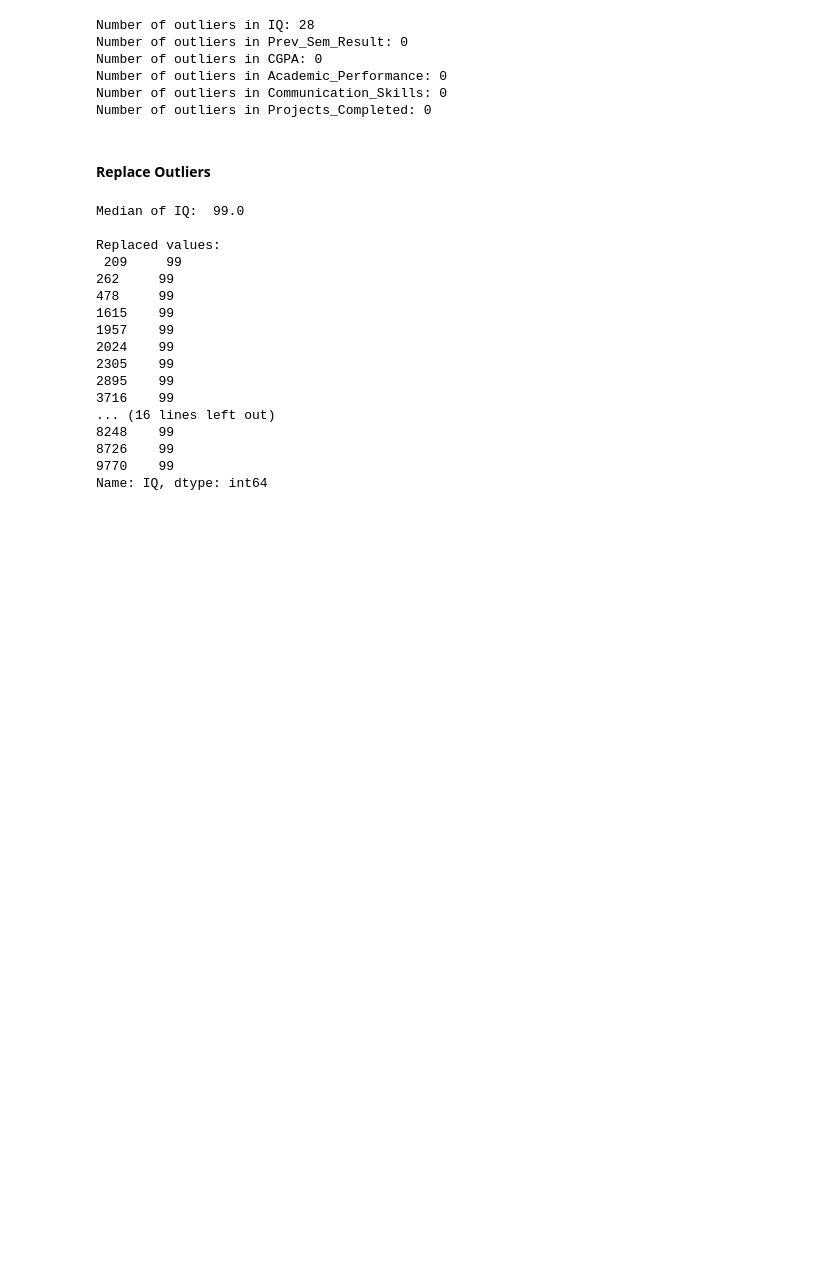
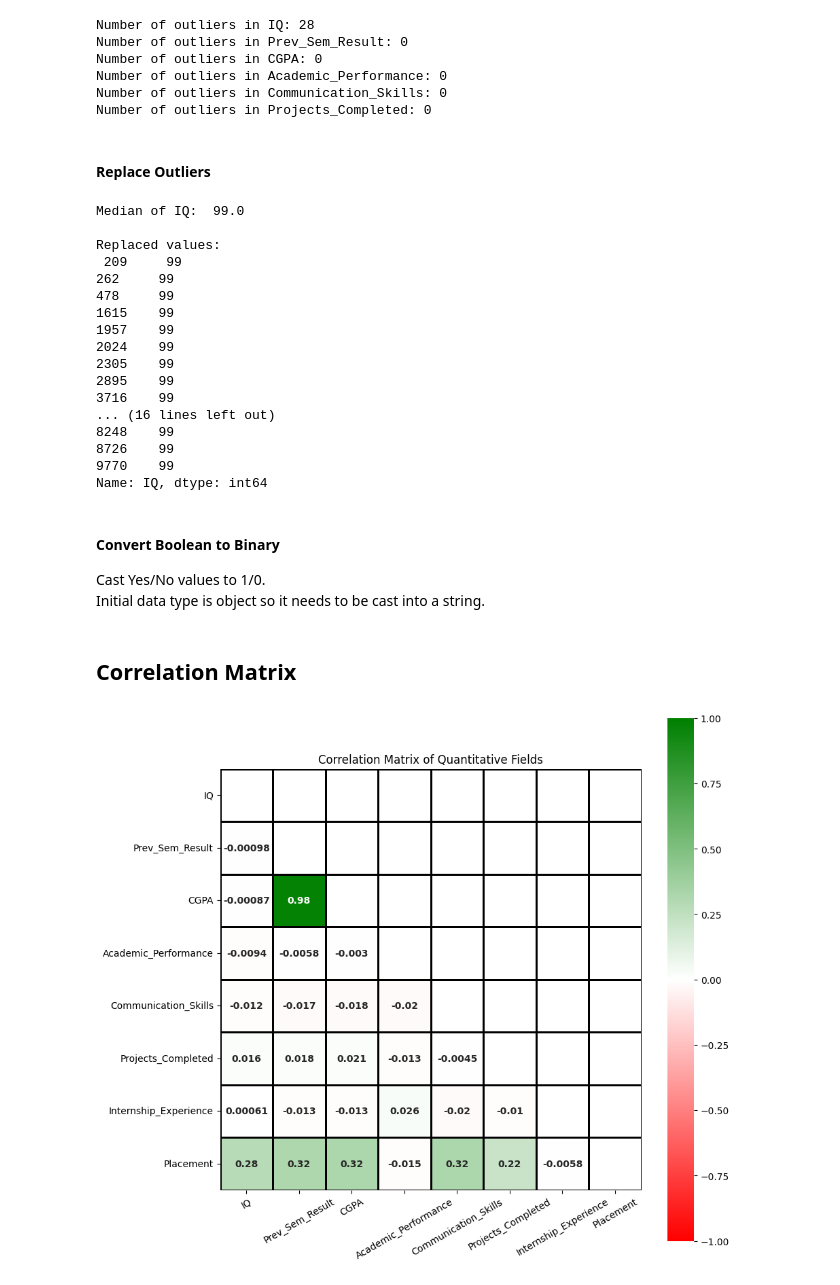
Before and after one commit to Chungj2000/DataAnalysis, a Jupyter notebook: Kaggle/College Student Placement Factors/Workbook.ipynb, the cells around one changed output. Cells and saved outputs as stored; diff of their text form; code cells hidden in the pictures; blank space fills up the shorter version.

```diff
--- a/Kaggle/College Student Placement Factors/Workbook.ipynb
+++ b/Kaggle/College Student Placement Factors/Workbook.ipynb
@@ -16,6 +17,6 @@ from scipy.stats import zscore
 # %% [markdown]
 ## Dataset ##
 # %%
-path = r'Replace with data path'
+path = r'Insert data path here'
 data = pd.read_csv(path)
 # %%
@@ -170,3 +173,34 @@ Replaced values:
 8726    99
 9770    99
 Name: IQ, dtype: int64
+# %% [markdown]
+#### Convert Boolean to Binary ####
+Cast Yes/No values to 1/0. <br>
+Initial data type is object so it needs to be cast into a string.
+# %%
+data['Internship_Experience'] = data['Internship_Experience'].astype(str)
+data['Placement'] = data['Placement'].astype(str)
+
+data['Internship_Experience'] = data['Internship_Experience'].map({'No' : 0, 'Yes' : 1})
+data['Placement'] = data['Placement'].map({'No' : 0, 'Yes' : 1})
+
+#print(data['Internship_Experience'])
+#print(data['Placement'])
+# %% [markdown]
+## Correlation Matrix ##
+# %%
+#Base parameters
+quantitative_fields = ['IQ', 'Prev_Sem_Result', 'CGPA', 'Academic_Performance', 'Communication_Skills', 'Projects_Completed', 'Internship_Experience', 'Placement'] #Append new binary values.
+corr_data = data[quantitative_fields].corr()
+
+#Figure parameters
+mask = np.triu(corr_data)
+gradient = LinearSegmentedColormap.from_list('rg',["r", "w", "g"], N=256)
+x, fig = plt.subplots(figsize=(10,10))
+
+sns.heatmap(corr_data, mask=mask, cmap=gradient, vmin=-1, vmax=1, linewidths=2, linecolor='black', annot=True, annot_kws={'fontweight' : 'bold'}, square=True)
+plt.title('Correlation Matrix of Quantitative Fields')
+plt.xticks(rotation=30)
+plt.show()
+# %% [output]
+[figure, added]
```
Also changed, not shown: parts of 4 cells of this notebook.
